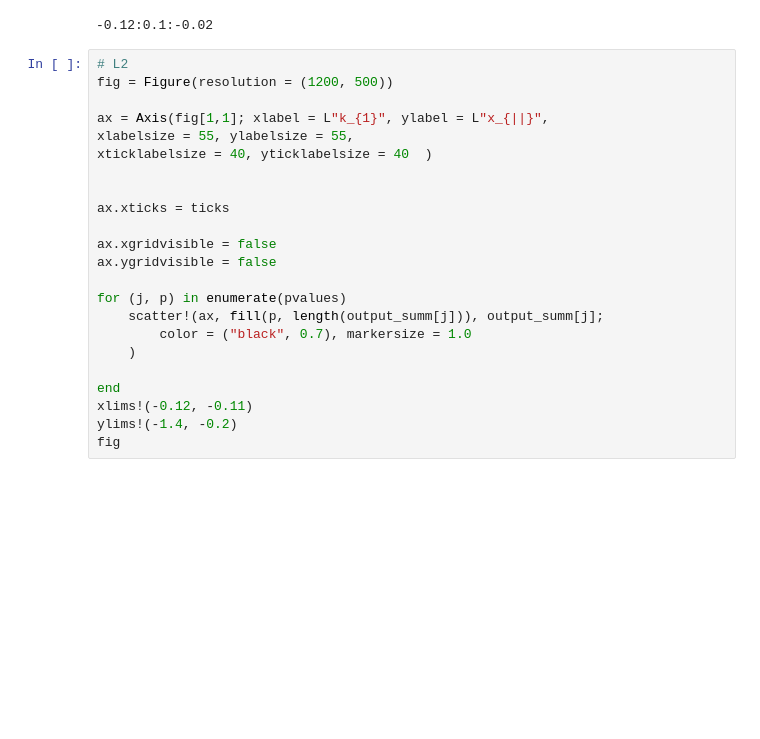
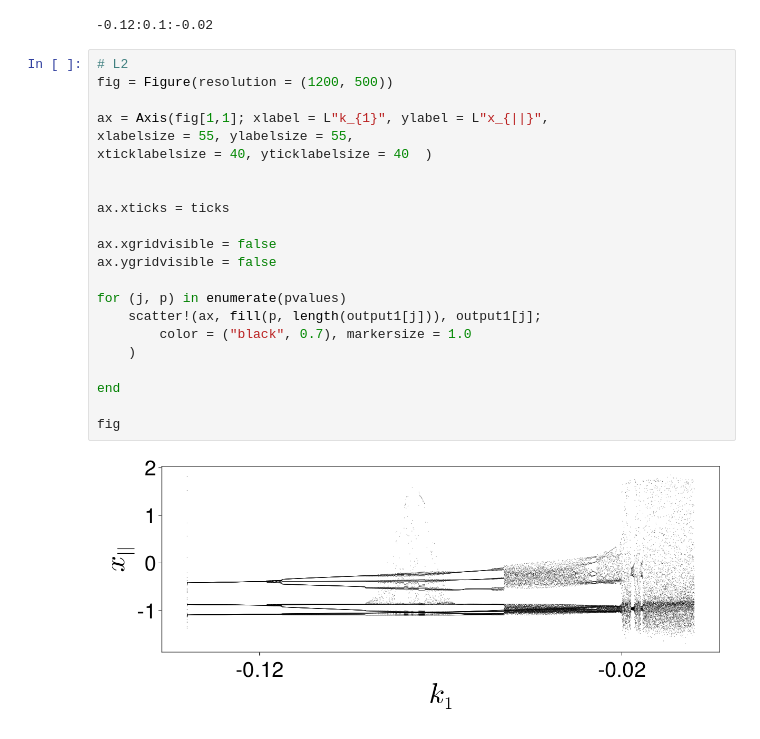
Before and after one commit to SergeyNovak777/dynamical-systems, a Jupyter notebook: Hindmarrh Rose/attractors/orbitdiagram regular quasi.ipynb, the cells around one changed output. Drawn from its saved outputs; the diff is of its cells as text; blank space fills up the shorter version.

```diff
--- a/Hindmarrh Rose/attractors/orbitdiagram regular quasi.ipynb
+++ b/Hindmarrh Rose/attractors/orbitdiagram regular quasi.ipynb
@@ -121,23 +121,24 @@ ticks = range(-0.12, 0.0, step = 0.1)
 # %%
 # L2
 fig = Figure(resolution = (1200, 500))
 
 ax = Axis(fig[1,1]; xlabel = L"k_{1}", ylabel = L"x_{||}",
 xlabelsize = 55, ylabelsize = 55,
 xticklabelsize = 40, yticklabelsize = 40  )
 
 
 ax.xticks = ticks
 
 ax.xgridvisible = false
 ax.ygridvisible = false
 
 for (j, p) in enumerate(pvalues)
-    scatter!(ax, fill(p, length(output_summ[j])), output_summ[j];
+    scatter!(ax, fill(p, length(output1[j])), output1[j];
         color = ("black", 0.7), markersize = 1.0
     )
 
 end
-xlims!(-0.12, -0.11)
-ylims!(-1.4, -0.2)
+
 fig
+# %% [output]
+[figure, added]
```
Also changed, not shown: parts of 3 cells of this notebook, 39 other files.
